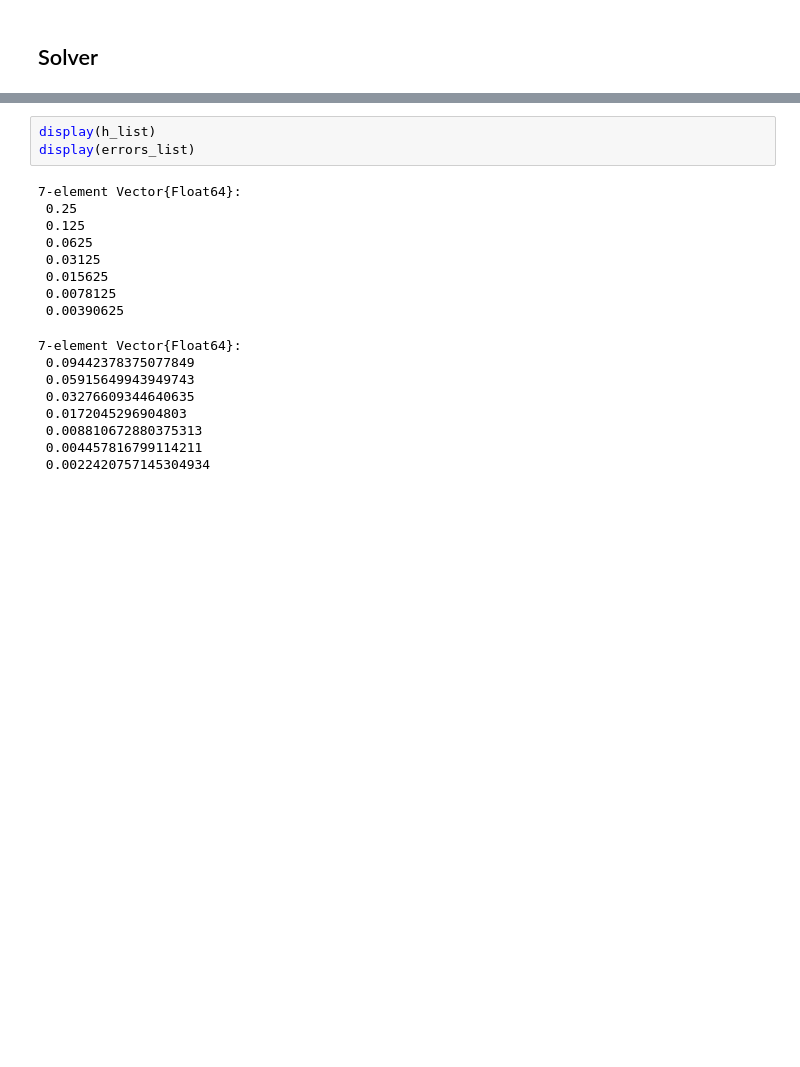
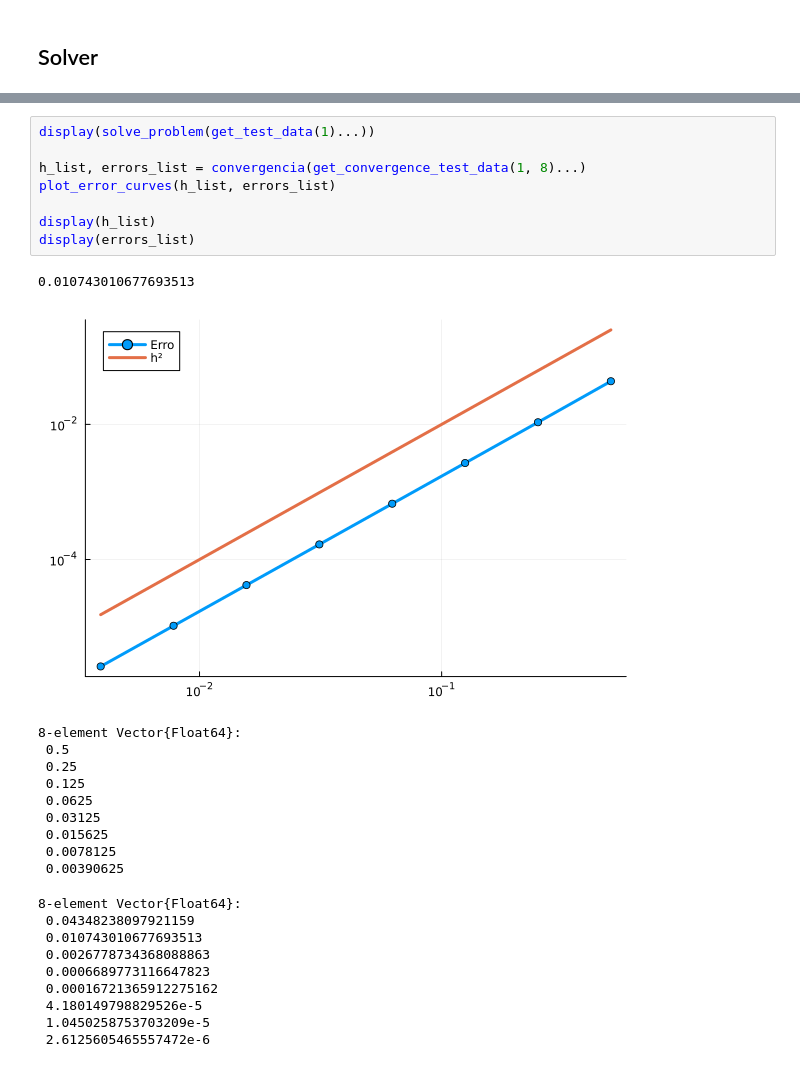
Before and after one commit to CarlosEduardoValladares/Elementos-Finitos-2024.2, a Jupyter notebook: trabalho_final.ipynb, the cells around one changed output, grey strips where cells are left out. Saved outputs shown, nothing was run; the diff lists cells and outputs as text; blank space fills up the shorter version.

```diff
--- a/trabalho_final.ipynb
+++ b/trabalho_final.ipynb
@@ -362,20 +419,29 @@ plot_error_curves(h_list, errors_list)
-# %%
-display(h_list)
-display(errors_list)
-# %% [output]
-7-element Vector{Float64}:
- 0.25
- 0.125
- 0.0625
- 0.03125
- 0.015625
- 0.0078125
- 0.00390625
-7-element Vector{Float64}:
- 0.09442378375077849
- 0.05915649943949743
- 0.03276609344640635
- 0.0172045296904803
- 0.008810672880375313
- 0.004457816799114211
- 0.0022420757145304934
+# %%
+display(solve_problem(get_test_data(1)...))
+
+h_list, errors_list = convergencia(get_convergence_test_data(1, 8)...)
+plot_error_curves(h_list, errors_list)
+
+display(h_list)
+display(errors_list)
+# %% [output]
+0.010743010677693513
+[figure, added]
+8-element Vector{Float64}:
+ 0.5
+ 0.25
+ 0.125
+ 0.0625
+ 0.03125
+ 0.015625
+ 0.0078125
+ 0.00390625
+8-element Vector{Float64}:
+ 0.04348238097921159
+ 0.010743010677693513
+ 0.0026778734368088863
+ 0.0006689773116647823
+ 0.00016721365912275162
+ 4.180149798829526e-5
+ 1.0450258753703209e-5
+ 2.6125605465557472e-6
```
Also changed, not shown: parts of 6 cells of this notebook.
